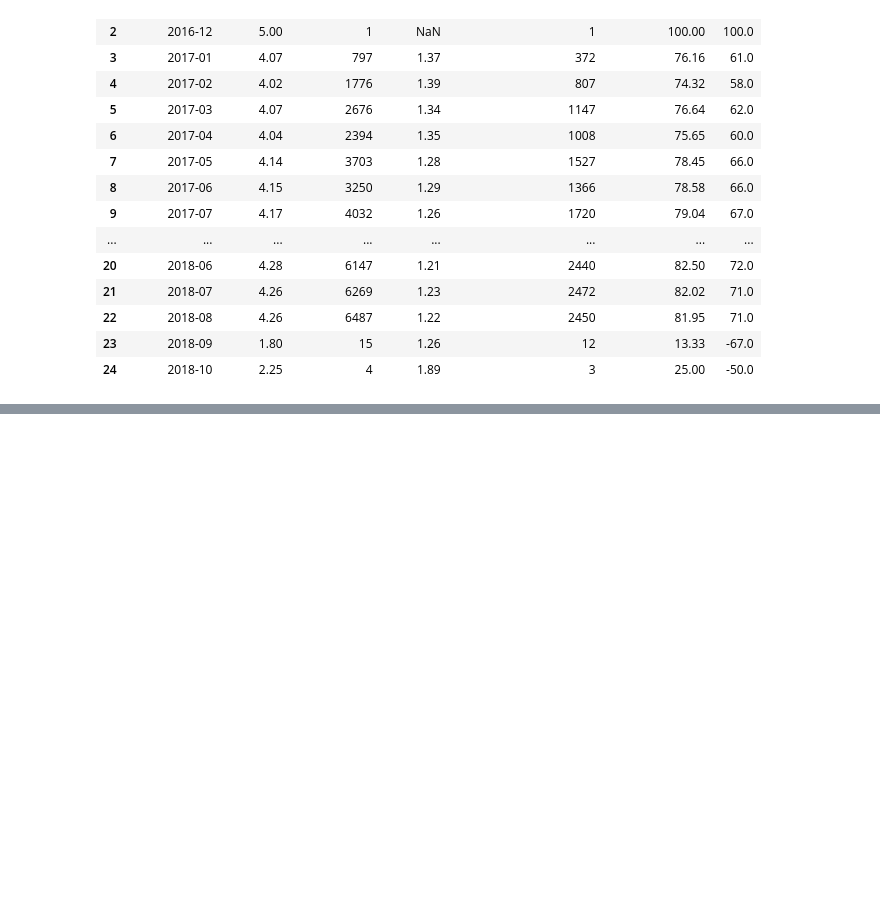
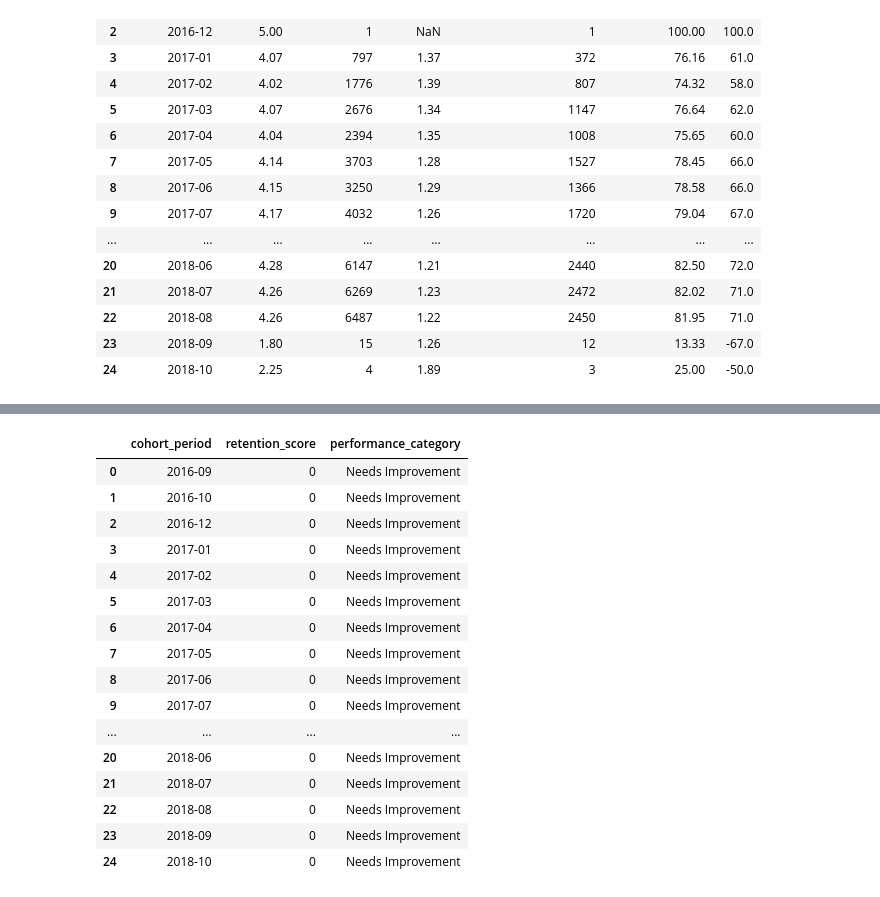
Before and after one commit to kenia-cisneros-a11y/e-comerce_olist_data, a Jupyter notebook: tests.ipynb, the cells around one changed output, grey strips where cells are left out. Drawn from its saved outputs; the diff is of its cells as text; code cells hidden in the pictures; blank space fills up the shorter version.

Commit message:
Cohort analysis version 2

```diff
--- a/tests.ipynb
+++ b/tests.ipynb
@@ -324,3 +323,6 @@ review_sentiment_trends(order_reviews_df, orders_df)
 | 22 | 2018-08 | 4.26 | 6487 | 1.22 | 2450 | 81.95 | 71.0 |
 | 23 | 2018-09 | 1.80 | 15 | 1.26 | 12 | 13.33 | -67.0 |
 | 24 | 2018-10 | 2.25 | 4 | 1.89 | 3 | 25.00 | -50.0 |
+# %%
+retention_matrix_pct, cohort_sizes, retention_metrics, retention_trends = customer_cohort_retention_analysis(orders_df)
+retention_matrix_pct
@@ -326,0 +391,20 @@ review_sentiment_trends(order_reviews_df, orders_df)
+# %%
+retention_trends
+# %% [output]
+|  | cohort_period | retention_score | performance_category |
+| 0 | 2016-09 | 0 | Needs Improvement |
+| 1 | 2016-10 | 0 | Needs Improvement |
+| 2 | 2016-12 | 0 | Needs Improvement |
+| 3 | 2017-01 | 0 | Needs Improvement |
+| 4 | 2017-02 | 0 | Needs Improvement |
+| 5 | 2017-03 | 0 | Needs Improvement |
+| 6 | 2017-04 | 0 | Needs Improvement |
+| 7 | 2017-05 | 0 | Needs Improvement |
+| 8 | 2017-06 | 0 | Needs Improvement |
+| 9 | 2017-07 | 0 | Needs Improvement |
+| ... | ... | ... | ... |
+| 20 | 2018-06 | 0 | Needs Improvement |
+| 21 | 2018-07 | 0 | Needs Improvement |
+| 22 | 2018-08 | 0 | Needs Improvement |
+| 23 | 2018-09 | 0 | Needs Improvement |
+| 24 | 2018-10 | 0 | Needs Improvement |
```
Also changed, not shown: parts of 11 cells of this notebook, 2 other files.
